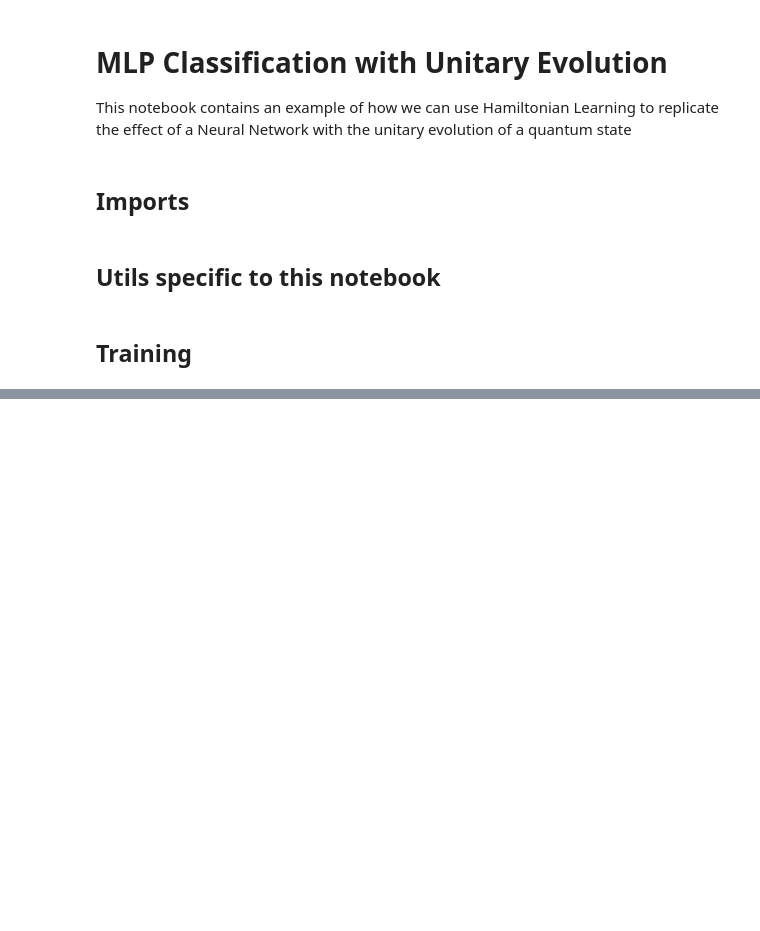
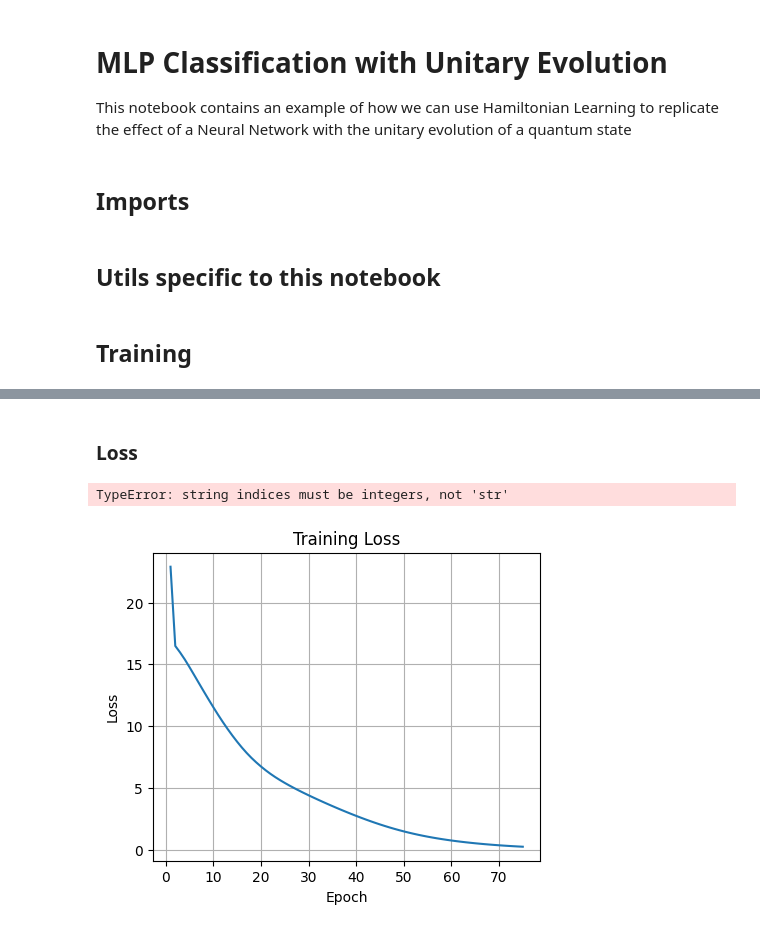
Before and after one commit to OsQarM/retech_2025, a Jupyter notebook: deliverable_notebooks/task_4/notebooks/MLP_to_H.ipynb, the cells around one changed output, grey strips where cells are left out. Saved outputs shown, nothing was run; the diff lists cells and outputs as text; code cells hidden in the pictures; blank space fills up the shorter version.

```diff
--- a/deliverable_notebooks/task_4/notebooks/MLP_to_H.ipynb
+++ b/deliverable_notebooks/task_4/notebooks/MLP_to_H.ipynb
@@ -167,0 +219,6 @@ def train_model(model, n_epochs, input_data, psi0, OPS_LIST, L, CONFIG,
+# %%
+#Load input
+input_data = np.load(f"{MLP_input_file}")
+
+#Run inference with MLP model
+bitstring_probs, prediction = run_inference(input_data, MLP_input_folder, use_mpo, max_mpo_chi)
@@ -167,0 +303,33 @@ def train_model(model, n_epochs, input_data, psi0, OPS_LIST, L, CONFIG,
+# %%
+#Train model
+NNmodel, final_params, psi_final, loss_history = train_model(
+    NNmodel,
+    n_epochs,
+    mps_input_probs,
+    psi0,
+    OPS_LIST,
+    L,
+    CONFIG,
+    t_grid_fine,
+    learning_rate,
+    bitstring_probs,
+    CONFIG['print_every']
+)
+
+# Save model
+file_core = create_filename_core(CONFIG, L)
+save_path = f"../saved_models/MPS-model_{file_core}.pt"
+os.makedirs("../saved_models", exist_ok=True)
+
+torch.save({
+    'model_state_dict': NNmodel.state_dict(),
+    'config': CONFIG,
+    'loss_history': loss_history,
+    'final_params': final_params
+}, save_path)
+
+print(f"\n✅ Model saved to: {save_path}")
+
+print("\n" + "="*60)
+print("TRAINING COMPLETE")
+print("="*60 + "\n")
@@ -167,0 +421,7 @@ def train_model(model, n_epochs, input_data, psi0, OPS_LIST, L, CONFIG,
+# %% [markdown]
+### Loss
+# %%
+plot_training_loss(loss_history, file_core)
+# %% [output]
+TypeError: string indices must be integers, not 'str'
+[figure, added]
```
Also changed, not shown: parts of 18 cells of this notebook, 6 other files.
